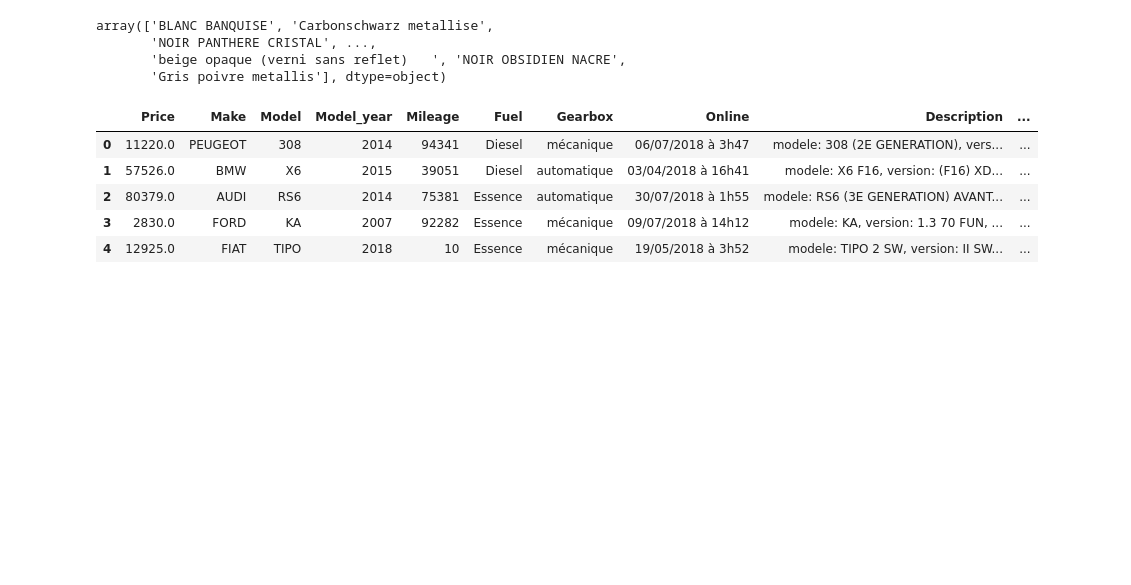
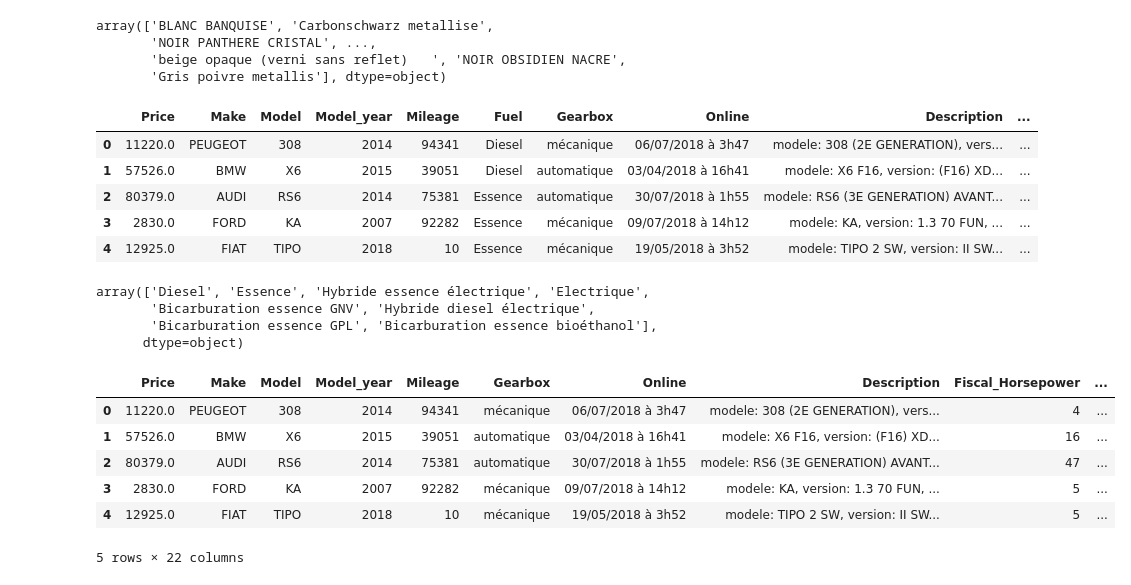
Before and after one commit to darcelvictor/Car-notebook, a Jupyter notebook: noteBookCars.ipynb, the cells around one changed output. Saved outputs shown, nothing was run; the diff lists cells and outputs as text; code cells hidden in the pictures; blank space fills up the shorter version.

Commit message:
add Fuel

```diff
--- a/noteBookCars.ipynb
+++ b/noteBookCars.ipynb
@@ -269,6 +268,24 @@ df.head()
 | 2 | 80379.0 | AUDI | RS6 | 2014 | 75381 | Essence | automatique | 30/07/2018 à 1h55 | modele: RS6 (3E GENERATION) AVANT... | ... |
 | 3 | 2830.0 | FORD | KA | 2007 | 92282 | Essence | mécanique | 09/07/2018 à 14h12 | modele: KA, version: 1.3 70 FUN, ... | ... |
 | 4 | 12925.0 | FIAT | TIPO | 2018 | 10 | Essence | mécanique | 19/05/2018 à 3h52 | modele: TIPO 2 SW, version: II SW... | ... |
+# %%
+df['Fuel'].unique()
+# %% [output]
+array(['Diesel', 'Essence', 'Hybride essence électrique', 'Electrique',
+       'Bicarburation essence GNV', 'Hybride diesel électrique',
+       'Bicarburation essence GPL', 'Bicarburation essence bioéthanol'],
+      dtype=object)
+# %%
+df = df.join(pd.get_dummies(df.pop('Fuel')))
+df.head()
+# %% [output]
+|  | Price | Make | Model | Model_year | Mileage | Gearbox | Online | Description | Fiscal_Horsepower | ... |
+| 0 | 11220.0 | PEUGEOT | 308 | 2014 | 94341 | mécanique | 06/07/2018 à 3h47 | modele: 308 (2E GENERATION), vers... | 4 | ... |
+| 1 | 57526.0 | BMW | X6 | 2015 | 39051 | automatique | 03/04/2018 à 16h41 | modele: X6 F16, version: (F16) XD... | 16 | ... |
+| 2 | 80379.0 | AUDI | RS6 | 2014 | 75381 | automatique | 30/07/2018 à 1h55 | modele: RS6 (3E GENERATION) AVANT... | 47 | ... |
+| 3 | 2830.0 | FORD | KA | 2007 | 92282 | mécanique | 09/07/2018 à 14h12 | modele: KA, version: 1.3 70 FUN, ... | 5 | ... |
+| 4 | 12925.0 | FIAT | TIPO | 2018 | 10 | mécanique | 19/05/2018 à 3h52 | modele: TIPO 2 SW, version: II SW... | 5 | ... |
+5 rows × 22 columns
 # %%
 faire champ taille cillindré et nombre de chevaux CH
 categoriel (modele marque) les encoder
```
Also changed, not shown: parts of 7 cells of this notebook.
